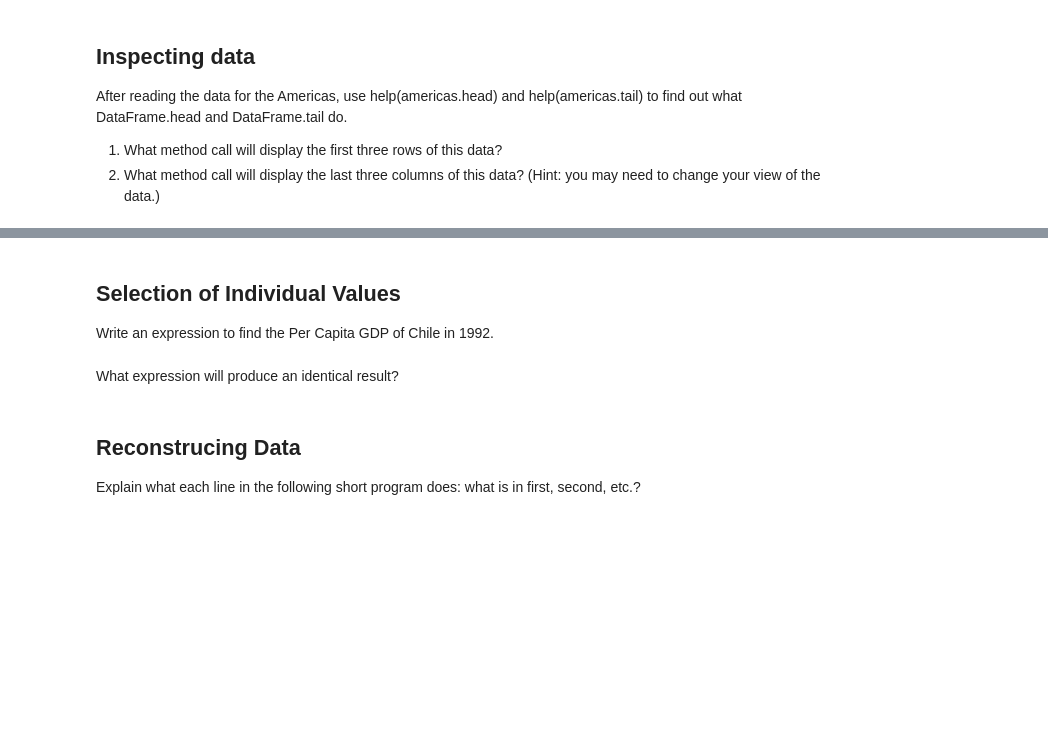
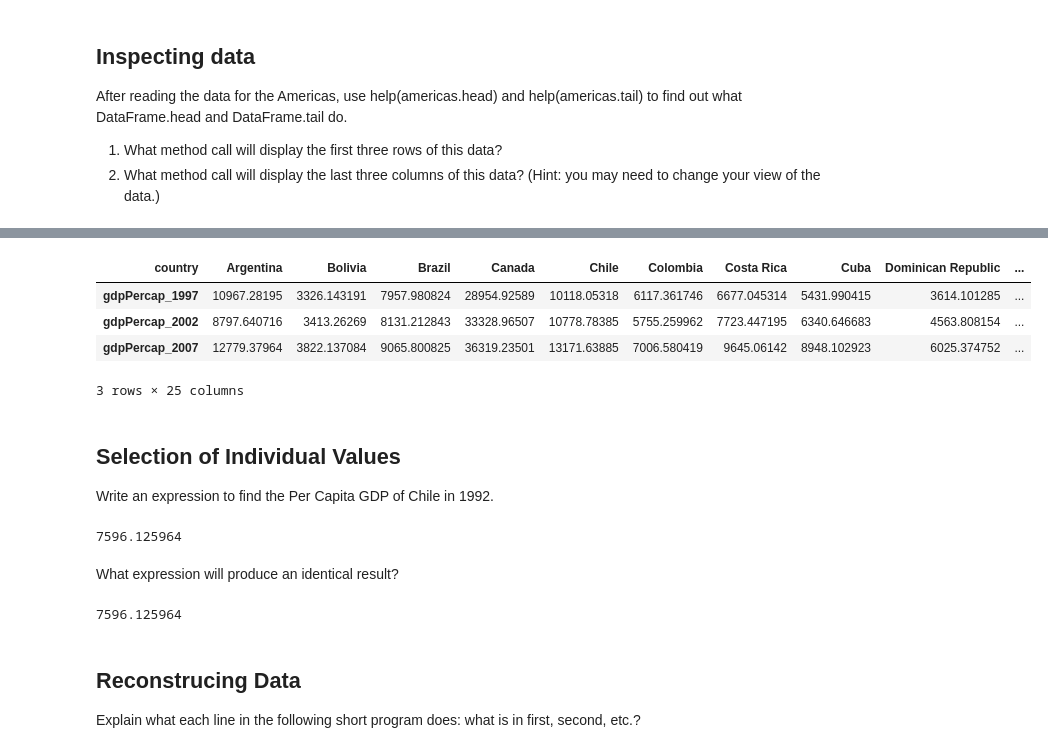
Before and after one commit to tjglover/nclabs_pandaspractice, a Jupyter notebook: assignment6.ipynb, the cells around one changed output, grey strips where cells are left out. Drawn from its saved outputs; the diff is of its cells as text; code cells hidden in the pictures; blank space fills up the shorter version.

```diff
--- a/assignment6.ipynb
+++ b/assignment6.ipynb
@@ -21 +21,3 @@ americas =
+# %%
+americas = pd.read_csv("data/gapminder_gdp_americas.csv", index_col='country')
 # %%
@@ -32,17 +55,27 @@ americas.
 # %%
-americas_flipped = americas.
+americas_flipped = americas.T
 # %%
-americas_flipped.
+americas_flipped.tail(3)
+# %% [output]
+| country | Argentina | Bolivia | Brazil | Canada | Chile | Colombia | Costa Rica | Cuba | Dominican Republic | ... |
+| gdpPercap_1997 | 10967.28195 | 3326.143191 | 7957.980824 | 28954.92589 | 10118.05318 | 6117.361746 | 6677.045314 | 5431.990415 | 3614.101285 | ... |
+| gdpPercap_2002 | 8797.640716 | 3413.26269 | 8131.212843 | 33328.96507 | 10778.78385 | 5755.259962 | 7723.447195 | 6340.646683 | 4563.808154 | ... |
+| gdpPercap_2007 | 12779.37964 | 3822.137084 | 9065.800825 | 36319.23501 | 13171.63885 | 7006.580419 | 9645.06142 | 8948.102923 | 6025.374752 | ... |
+3 rows × 25 columns
 # %% [markdown]
 ## Selection of Individual Values
 
 Write an expression to find the Per Capita GDP of Chile in 1992.
 # %%
-americas.loc['','']
+americas.loc['Chile','gdpPercap_1992']
+# %% [output]
+7596.125964
 # %% [markdown]
 What expression will produce an identical result?
 # %%
-americas.iloc[,]
+americas.iloc[4,9]
+# %% [output]
+7596.125964
 # %% [markdown]
 ## Reconstrucing Data
 
```
Also changed, not shown: parts of 16 cells of this notebook.
